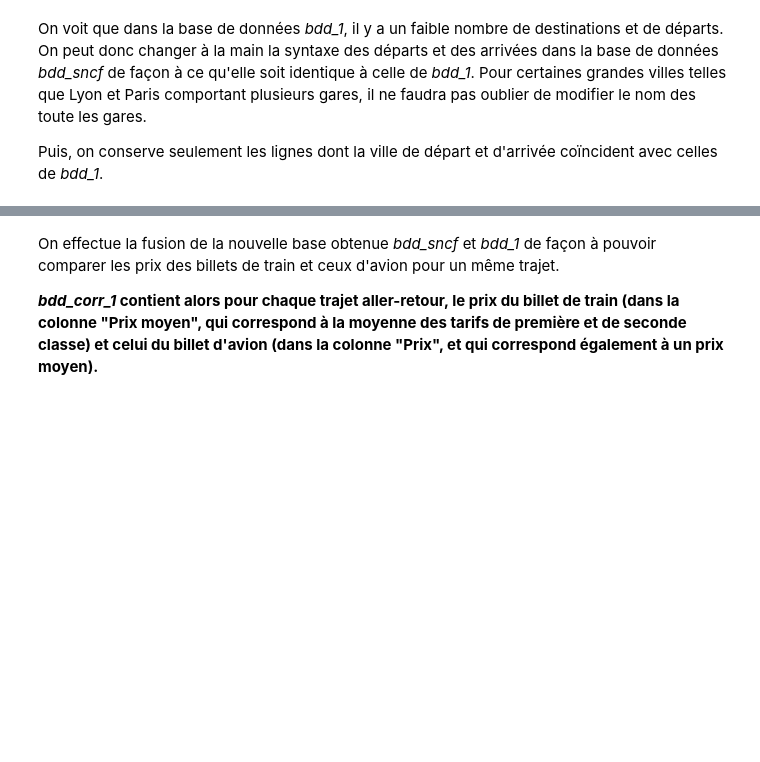
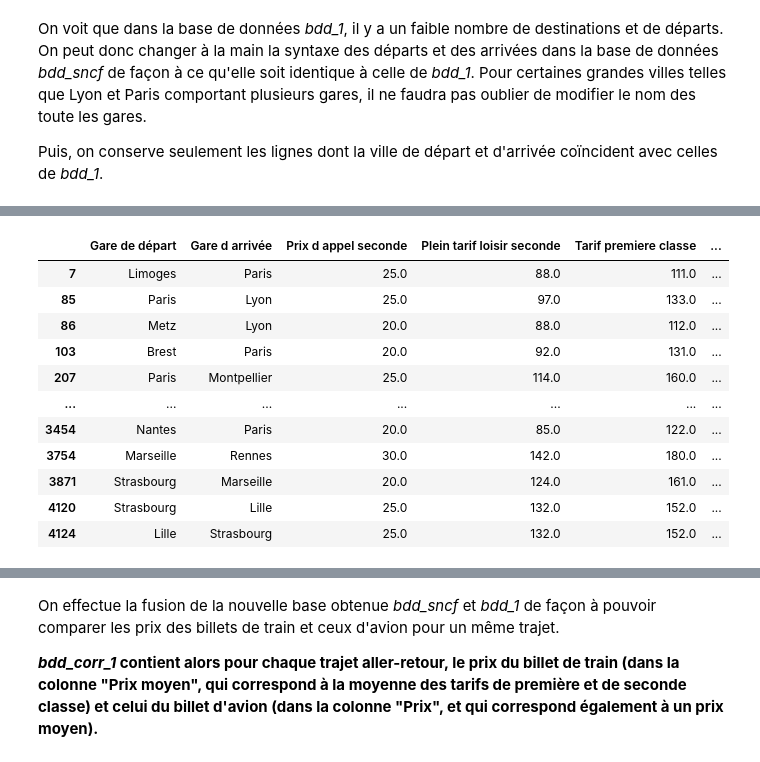
Before and after one commit to YohanWloczysiak/ProjetPythonA2S1, a Jupyter notebook: Rapport.ipynb, the cells around one changed output, grey strips where cells are left out. Cells and saved outputs as stored; diff of their text form; code cells hidden in the pictures; blank space fills up the shorter version.

```diff
--- a/Rapport.ipynb
+++ b/Rapport.ipynb
@@ -286,7 +309,7 @@ import numpy as np
 # %% [markdown]
 #### Ouverture de la base de données
 # %%
-df = pandas.read_csv('tarifs-tgv-par-od.csv')
+df = pandas.read_csv('https://raw.githubusercontent.com/YohanWloczysiak/Projet_Python_A2_S1/main/tarifs-tgv-par-od.csv')
 df.columns =['Colonne']
 df
 #df.size
@@ -349,8 +372,8 @@ for k in range(len(df['Colonne'])) :
 tarifs
 
 prix_dappel_2nde = tarifs[1::5]
-plein_tarif_loisir_2nde = tarifs[2::5]
-premiere_classe = tarifs[3::5]
+plein_tarif_loisir_2nde = [float(x) for x in tarifs[2::5]]
+premiere_classe = [float(x) for x in tarifs[3::5]]
 
 #print(len(prix_dappel_2nde), len(plein_tarif_loisir_2nde), len(premiere_classe))
 # %%
@@ -553,55 +608,55 @@ On voit que dans la base de données *bdd_1*, il y a un faible nombre de destina
 
 Puis, on conserve seulement les lignes dont la ville de départ et d'arrivée coïncident avec celles de *bdd_1*.
 # %%
-bdd_sncf['Gare de dÃ©part'].loc[(bdd_sncf['Gare de dÃ©part'] == 'PARIS MONTPARNASSE 1 ET 2') | (bdd_sncf['Gare de dÃ©part'] == 'PARIS AUSTERLITZ') | (bdd_sncf['Gare de dÃ©part'] == 'MASSY TGV') | (bdd_sncf['Gare de dÃ©part'] == 'MARNE LA VALLEE CHESSY') | (bdd_sncf['Gare de dÃ©part'] == 'PARIS NORD') | (bdd_sncf['Gare de dÃ©part'] == 'PARIS GARE DE LYON') |(bdd_sncf['Gare de dÃ©part'] == 'AEROPORT CDG 2 TGV ROISSY') | (bdd_sncf['Gare de dÃ©part'] =='MANTES LA J. TGV')] = 'Paris'
-bdd_sncf['Gare d arrivÃ©e'].loc[(bdd_sncf['Gare d arrivÃ©e'] == 'PARIS MONTPARNASSE 1 ET 2') | (bdd_sncf['Gare d arrivÃ©e'] == 'PARIS AUSTERLITZ') | (bdd_sncf['Gare d arrivÃ©e'] == 'MASSY TGV') | (bdd_sncf['Gare d arrivÃ©e'] == 'MARNE LA VALLEE CHESSY') | (bdd_sncf['Gare d arrivÃ©e'] == 'PARIS NORD') | (bdd_sncf['Gare d arrivÃ©e'] == 'PARIS GARE DE LYON') |(bdd_sncf['Gare d arrivÃ©e'] == 'AEROPORT CDG 2 TGV ROISSY') | (bdd_sncf['Gare d arrivÃ©e'] =='MANTES LA J. TGV') ] = 'Paris'
+bdd_sncf['Gare de départ'].loc[(bdd_sncf['Gare de départ'] == 'PARIS MONTPARNASSE 1 ET 2') | (bdd_sncf['Gare de départ'] == 'PARIS AUSTERLITZ') | (bdd_sncf['Gare de départ'] == 'MASSY TGV') | (bdd_sncf['Gare de départ'] == 'MARNE LA VALLEE CHESSY') | (bdd_sncf['Gare de départ'] == 'PARIS NORD') | (bdd_sncf['Gare de départ'] == 'PARIS GARE DE LYON') |(bdd_sncf['Gare de départ'] == 'AEROPORT CDG 2 TGV ROISSY') | (bdd_sncf['Gare de départ'] =='MANTES LA J. TGV')] = 'Paris'
+bdd_sncf['Gare d arrivée'].loc[(bdd_sncf['Gare d arrivée'] == 'PARIS MONTPARNASSE 1 ET 2') | (bdd_sncf['Gare d arrivée'] == 'PARIS AUSTERLITZ') | (bdd_sncf['Gare d arrivée'] == 'MASSY TGV') | (bdd_sncf['Gare d arrivée'] == 'MARNE LA VALLEE CHESSY') | (bdd_sncf['Gare d arrivée'] == 'PARIS NORD') | (bdd_sncf['Gare d arrivée'] == 'PARIS GARE DE LYON') |(bdd_sncf['Gare d arrivée'] == 'AEROPORT CDG 2 TGV ROISSY') | (bdd_sncf['Gare d arrivée'] =='MANTES LA J. TGV') ] = 'Paris'
 
-bdd_sncf['Gare de dÃ©part'].loc[bdd_sncf['Gare de dÃ©part'] == 'NANTES'] = 'Nantes'
-bdd_sncf['Gare d arrivÃ©e'].loc[bdd_sncf['Gare d arrivÃ©e'] == 'NANTES'] = 'Nantes'
+bdd_sncf['Gare de départ'].loc[bdd_sncf['Gare de départ'] == 'NANTES'] = 'Nantes'
+bdd_sncf['Gare d arrivée'].loc[bdd_sncf['Gare d arrivée'] == 'NANTES'] = 'Nantes'
 
 
-bdd_sncf['Gare de dÃ©part'].loc[bdd_sncf['Gare de dÃ©part'] == 'MARSEILLE ST CHARLES'] = 'Marseille'
-bdd_sncf['Gare d arrivÃ©e'].loc[bdd_sncf['Gare d arrivÃ©e'] == 'MARSEILLE ST CHARLES'] = 'Marseille'
+bdd_sncf['Gare de départ'].loc[bdd_sncf['Gare de départ'] == 'MARSEILLE ST CHARLES'] = 'Marseille'
+bdd_sncf['Gare d arrivée'].loc[bdd_sncf['Gare d arrivée'] == 'MARSEILLE ST CHARLES'] = 'Marseille'
 
-bdd_sncf['Gare de dÃ©part'].loc[bdd_sncf['Gare de dÃ©part'] == 'BORDEAUX ST JEAN'] = 'Bordeaux'
-bdd_sncf['Gare d arrivÃ©e'].loc[bdd_sncf['Gare d arrivÃ©e'] == 'BORDEAUX ST JEAN'] = 'Bordeaux'
+bdd_sncf['Gare de départ'].loc[bdd_sncf['Gare de départ'] == 'BORDEAUX ST JEAN'] = 'Bordeaux'
+bdd_sncf['Gare d arrivée'].loc[bdd_sncf['Gare d arrivée'] == 'BORDEAUX ST JEAN'] = 'Bordeaux'
 
 
-bdd_sncf['Gare de dÃ©part'].loc[(bdd_sncf['Gare de dÃ©part'] == 'LYON PART DIEU') | (bdd_sncf['Gare de dÃ©part'] == 'LYON ST EXUPERY') | (bdd_sncf['Gare de dÃ©part'] == 'LYON PERRACHE')] = 'Lyon'
-bdd_sncf['Gare d arrivÃ©e'].loc[(bdd_sncf['Gare d arrivÃ©e'] == 'LYON PART DIEU') | (bdd_sncf['Gare d arrivÃ©e'] == 'LYON ST EXUPERY') | (bdd_sncf['Gare d arrivÃ©e'] == 'LYON PERRACHE')] = 'Lyon'
+bdd_sncf['Gare de départ'].loc[(bdd_sncf['Gare de départ'] == 'LYON PART DIEU') | (bdd_sncf['Gare de départ'] == 'LYON ST EXUPERY') | (bdd_sncf['Gare de départ'] == 'LYON PERRACHE')] = 'Lyon'
+bdd_sncf['Gare d arrivée'].loc[(bdd_sncf['Gare d arrivée'] == 'LYON PART DIEU') | (bdd_sncf['Gare d arrivée'] == 'LYON ST EXUPERY') | (bdd_sncf['Gare d arrivée'] == 'LYON PERRACHE')] = 'Lyon'
 
-bdd_sncf['Gare de dÃ©part'].loc[bdd_sncf['Gare de dÃ©part'] == 'TOULOUSE MATABIAU'] = 'Toulouse'
-bdd_sncf['Gare d arrivÃ©e'].loc[bdd_sncf['Gare d arrivÃ©e'] == 'TOULOUSE MATABIAU'] = 'Toulouse'
+bdd_sncf['Gare de départ'].loc[bdd_sncf['Gare de départ'] == 'TOULOUSE MATABIAU'] = 'Toulouse'
+bdd_sncf['Gare d arrivée'].loc[bdd_sncf['Gare d arrivée'] == 'TOULOUSE MATABIAU'] = 'Toulouse'
 
-bdd_sncf['Gare de dÃ©part'].loc[bdd_sncf['Gare de dÃ©part'] == 'NICE VILLE' ] = 'Nice'
-bdd_sncf['Gare d arrivÃ©e'].loc[bdd_sncf['Gare d arrivÃ©e'] == 'NICE VILLE' ] = 'Nice'
+bdd_sncf['Gare de départ'].loc[bdd_sncf['Gare de départ'] == 'NICE VILLE' ] = 'Nice'
+bdd_sncf['Gare d arrivée'].loc[bdd_sncf['Gare d arrivée'] == 'NICE VILLE' ] = 'Nice'
 
-bdd_sncf['Gare de dÃ©part'].loc[bdd_sncf['Gare de dÃ©part'] == 'STRASBOURG'] = 'Strasbourg'
-bdd_sncf['Gare d arrivÃ©e'].loc[bdd_sncf['Gare d arrivÃ©e'] == 'STRASBOURG'] = 'Strasbourg'
+bdd_sncf['Gare de départ'].loc[bdd_sncf['Gare de départ'] == 'STRASBOURG'] = 'Strasbourg'
+bdd_sncf['Gare d arrivée'].loc[bdd_sncf['Gare d arrivée'] == 'STRASBOURG'] = 'Strasbourg'
 
-bdd_sncf['Gare de dÃ©part'].loc[bdd_sncf['Gare de dÃ©part'] == 'BREST' ] = 'Brest'
-bdd_sncf['Gare d arrivÃ©e'].loc[bdd_sncf['Gare d arrivÃ©e'] == 'BREST' ] = 'Brest'
+bdd_sncf['Gare de départ'].loc[bdd_sncf['Gare de départ'] == 'BREST' ] = 'Brest'
+bdd_sncf['Gare d arrivée'].loc[bdd_sncf['Gare d arrivée'] == 'BREST' ] = 'Brest'
 
-bdd_sncf['Gare de dÃ©part'].loc[bdd_sncf['Gare de dÃ©part'] == 'MONTPELLIER' ] = 'Montpellier'
-bdd_sncf['Gare d arrivÃ©e'].loc[bdd_sncf['Gare d arrivÃ©e'] == 'MONTPELLIER' ] = 'Montpellier'
+bdd_sncf['Gare de départ'].loc[bdd_sncf['Gare de départ'] == 'MONTPELLIER' ] = 'Montpellier'
+bdd_sncf['Gare d arrivée'].loc[bdd_sncf['Gare d arrivée'] == 'MONTPELLIER' ] = 'Montpellier'
 
-bdd_sncf['Gare de dÃ©part'].loc[bdd_sncf['Gare de dÃ©part'] == 'LIMOGES BENEDICTINS'] = 'Limoges'
-bdd_sncf['Gare d arrivÃ©e'].loc[bdd_sncf['Gare d arrivÃ©e'] == 'LIMOGES BENEDICTINS'] = 'Limoges'
+bdd_sncf['Gare de départ'].loc[bdd_sncf['Gare de départ'] == 'LIMOGES BENEDICTINS'] = 'Limoges'
+bdd_sncf['Gare d arrivée'].loc[bdd_sncf['Gare d arrivée'] == 'LIMOGES BENEDICTINS'] = 'Limoges'
 
-bdd_sncf['Gare de dÃ©part'].loc[bdd_sncf['Gare de dÃ©part'] == 'METZ VILLE'] = 'Metz'
-bdd_sncf['Gare d arrivÃ©e'].loc[bdd_sncf['Gare d arrivÃ©e'] == 'METZ VILLE'] = 'Metz'
+bdd_sncf['Gare de départ'].loc[bdd_sncf['Gare de départ'] == 'METZ VILLE'] = 'Metz'
+bdd_sncf['Gare d arrivée'].loc[bdd_sncf['Gare d arrivée'] == 'METZ VILLE'] = 'Metz'
 
-bdd_sncf['Gare de dÃ©part'].loc[(bdd_sncf['Gare de dÃ©part'] == 'LILLE FLANDRES') | (bdd_sncf['Gare de dÃ©part'] == 'LILLE EUROPE') ] = 'Lille'
-bdd_sncf['Gare d arrivÃ©e'].loc[(bdd_sncf['Gare d arrivÃ©e'] == 'LILLE FLANDRES') | (bdd_sncf['Gare d arrivÃ©e'] == 'LILLE EUROPE') ] = 'Lille'
+bdd_sncf['Gare de départ'].loc[(bdd_sncf['Gare de départ'] == 'LILLE FLANDRES') | (bdd_sncf['Gare de départ'] == 'LILLE EUROPE') ] = 'Lille'
+bdd_sncf['Gare d arrivée'].loc[(bdd_sncf['Gare d arrivée'] == 'LILLE FLANDRES') | (bdd_sncf['Gare d arrivée'] == 'LILLE EUROPE') ] = 'Lille'
 
-bdd_sncf['Gare de dÃ©part'].loc[bdd_sncf['Gare de dÃ©part'] == 'CAEN' ] = 'Caen'
-bdd_sncf['Gare d arrivÃ©e'].loc[bdd_sncf['Gare d arrivÃ©e'] == 'CAEN' ] = 'Caen'
+bdd_sncf['Gare de départ'].loc[bdd_sncf['Gare de départ'] == 'CAEN' ] = 'Caen'
+bdd_sncf['Gare d arrivée'].loc[bdd_sncf['Gare d arrivée'] == 'CAEN' ] = 'Caen'
 
-bdd_sncf['Gare de dÃ©part'].loc[bdd_sncf['Gare de dÃ©part'] ==  ' POITIERS'] = 'Poitiers'
-bdd_sncf['Gare d arrivÃ©e'].loc[bdd_sncf['Gare d arrivÃ©e'] ==  ' POITIERS'] = 'Poitiers'
+bdd_sncf['Gare de départ'].loc[bdd_sncf['Gare de départ'] ==  ' POITIERS'] = 'Poitiers'
+bdd_sncf['Gare d arrivée'].loc[bdd_sncf['Gare d arrivée'] ==  ' POITIERS'] = 'Poitiers'
 
-bdd_sncf['Gare de dÃ©part'].loc[bdd_sncf['Gare de dÃ©part'] ==  'RENNES'] = 'Rennes'
-bdd_sncf['Gare d arrivÃ©e'].loc[bdd_sncf['Gare d arrivÃ©e'] ==  'RENNES'] = 'Rennes'
+bdd_sncf['Gare de départ'].loc[bdd_sncf['Gare de départ'] ==  'RENNES'] = 'Rennes'
+bdd_sncf['Gare d arrivée'].loc[bdd_sncf['Gare d arrivée'] ==  'RENNES'] = 'Rennes'
 
 liste_villes = ['Strasbourg', 'Bordeaux', 'Clermont-Ferrand', 'Rennes', 'Brest',
        'Ajaccio', 'Bastia', 'Calvi', 'Figari', 'Montpellier', 'Limoges',
@@ -611,11 +666,12 @@ liste_villes = ['Strasbourg', 'Bordeaux', 'Clermont-Ferrand', 'Rennes', 'Brest',
 indexlist=[]
 for villedep in liste_villes:
     for villearr in liste_villes:
-        inter = bdd_sncf[(bdd_sncf['Gare de dÃ©part'] == villedep)]
-        listelement = inter[inter['Gare d arrivÃ©e']==villearr].index.values.astype(int)
+        inter = bdd_sncf[(bdd_sncf['Gare de départ'] == villedep)]
+        listelement = inter[inter['Gare d arrivée']==villearr].index.values.astype(int)
         if listelement.size!=0:
             indexlist.append(listelement[0])  ## listelement stocke tous les indices des lignes de bdd_sncf dont les départs
             #et arrivées sont dans bdd_1.
 
 bdd_sncf = bdd_sncf[bdd_sncf.index.isin(indexlist)]
 bdd_sncf
+# %% [output]
@@ -621,0 +682,12 @@ bdd_sncf
+|  | Gare de départ | Gare d arrivée | Prix d appel seconde | Plein tarif loisir seconde | Tarif premiere classe | ... |
+| 7 | Limoges | Paris | 25.0 | 88.0 | 111.0 | ... |
+| 85 | Paris | Lyon | 25.0 | 97.0 | 133.0 | ... |
+| 86 | Metz | Lyon | 20.0 | 88.0 | 112.0 | ... |
+| 103 | Brest | Paris | 20.0 | 92.0 | 131.0 | ... |
+| 207 | Paris | Montpellier | 25.0 | 114.0 | 160.0 | ... |
+| ... | ... | ... | ... | ... | ... | ... |
+| 3454 | Nantes | Paris | 20.0 | 85.0 | 122.0 | ... |
+| 3754 | Marseille | Rennes | 30.0 | 142.0 | 180.0 | ... |
+| 3871 | Strasbourg | Marseille | 20.0 | 124.0 | 161.0 | ... |
+| 4120 | Strasbourg | Lille | 25.0 | 132.0 | 152.0 | ... |
+| 4124 | Lille | Strasbourg | 25.0 | 132.0 | 152.0 | ... |
```
Also changed, not shown: parts of 63 cells of this notebook.
